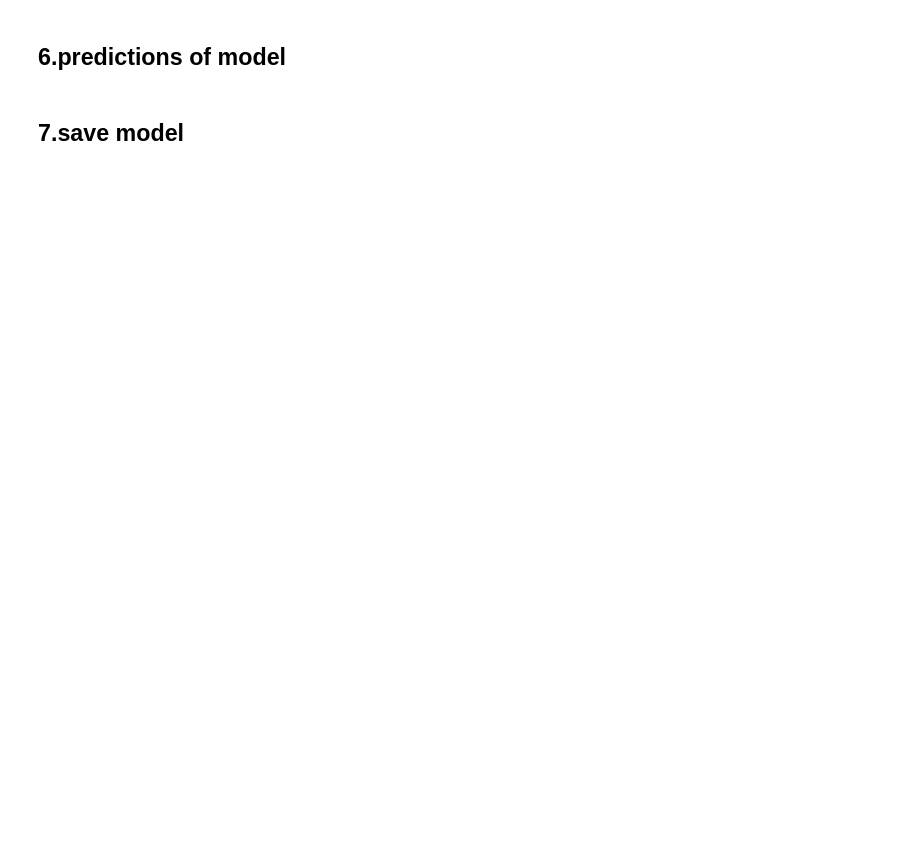
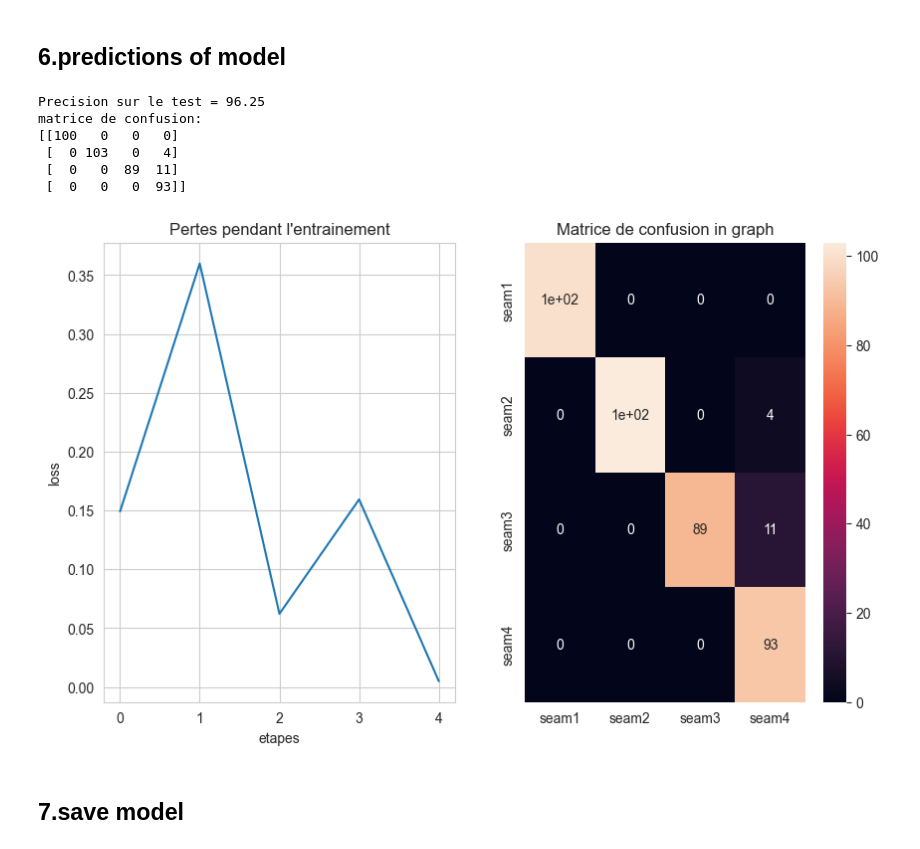
Before and after one commit to geniruphin-junior/ROBOTICS-SEAMS-TYPES-PREDICTION, a Jupyter notebook: main.ipynb, the cells around one changed output. Drawn from its saved outputs; the diff is of its cells as text; code cells hidden in the pictures; blank space fills up the shorter version.

```diff
--- a/main.ipynb
+++ b/main.ipynb
@@ -145,32 +151,48 @@ for epoch in range(epochs):
 ## 6.predictions of model
 # %%
 model.eval()
+all_preds = []
+all_labels = []
 with torch.no_grad():
     for image_test,label_test in test_loader:
         test_outpouts = model(image_test)
         loss =  loss_fn(test_outpouts,label_test)
         preds_test = torch.argmax(test_outpouts,dim=1)
-        acc_test = (preds_test==label_test).float().mean().item()
+        all_preds.append(preds_test)
+        all_labels.append(label_test)
 
+
+    all_preds = torch.cat(all_preds)
+    all_labels =torch.cat(all_labels)
+    acc_test = (all_preds==all_labels).float().mean().item()
     print(f"Precision sur le test = {acc_test*100:.2f}")
-    print(f"matrice de confusion:\n{confusion_matrix(label_test.numpy(),preds_test.long().numpy())}")
+    print(f"matrice de confusion:\n{confusion_matrix(all_labels.numpy(),all_preds.long().numpy())}")
+# %% [output]
+Precision sur le test = 96.25
+matrice de confusion:
+[[100   0   0   0]
+ [  0 103   0   4]
+ [  0   0  89  11]
+ [  0   0   0  93]]
 # %%
 sns.set_style('whitegrid')
 plt.figure(figsize=(10,6))
-plt.suplot(2,1,1)
+plt.subplot(1,2,1)
 plt.plot(losses)
 plt.title("Pertes pendant l'entrainement")
 plt.xlabel('etapes')
 plt.ylabel('loss')
 
-plt.suplot(2,1,2)
+plt.subplot(1,2,2)
 plt.title('Matrice de confusion in graph')
-sns.heatmap(confusion_matrix(label_test.numpy(),
-preds_test.long().nump()),
+sns.heatmap(confusion_matrix(all_labels.numpy(),
+all_preds.long().numpy()),
 annot=True,xticklabels=dataset.classes,
-yticklabels=dataset.classses)
+yticklabels=dataset.classes)
 
 plt.show()
+# %% [output]
+[figure, added]
 # %% [markdown]
 ## 7.save model
 # %%
```
Also changed, not shown: parts of 1 cell of this notebook, 2 other files.
